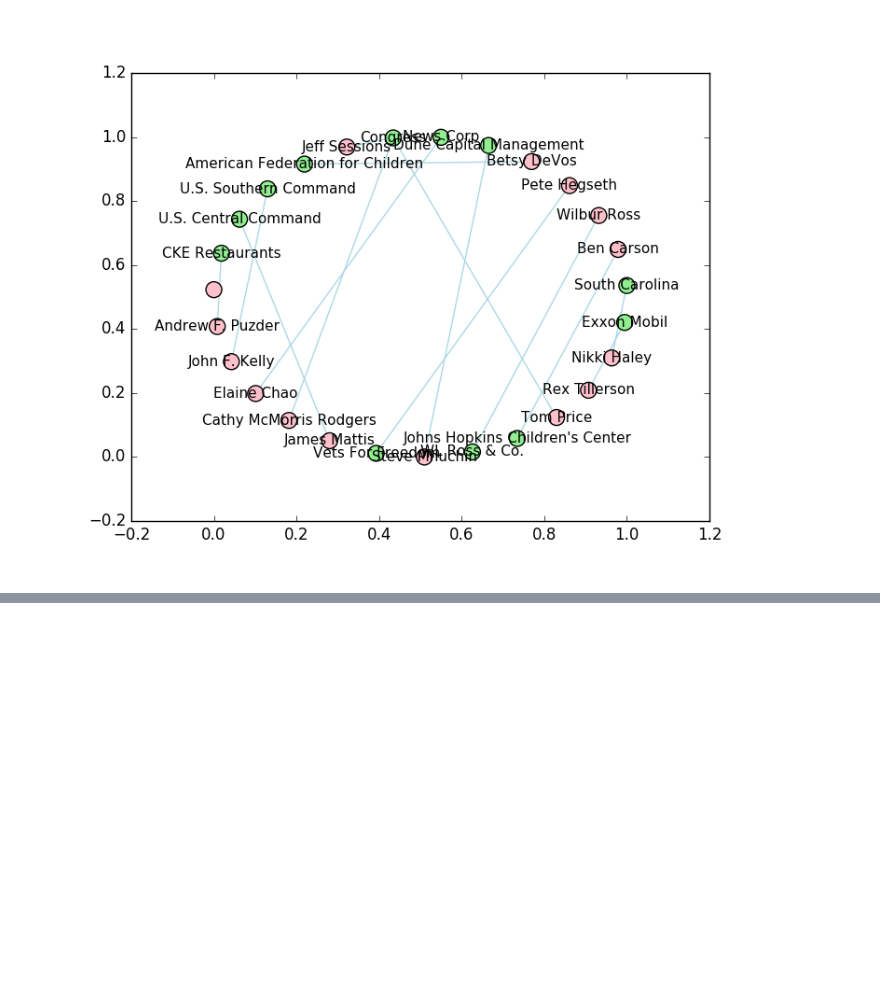
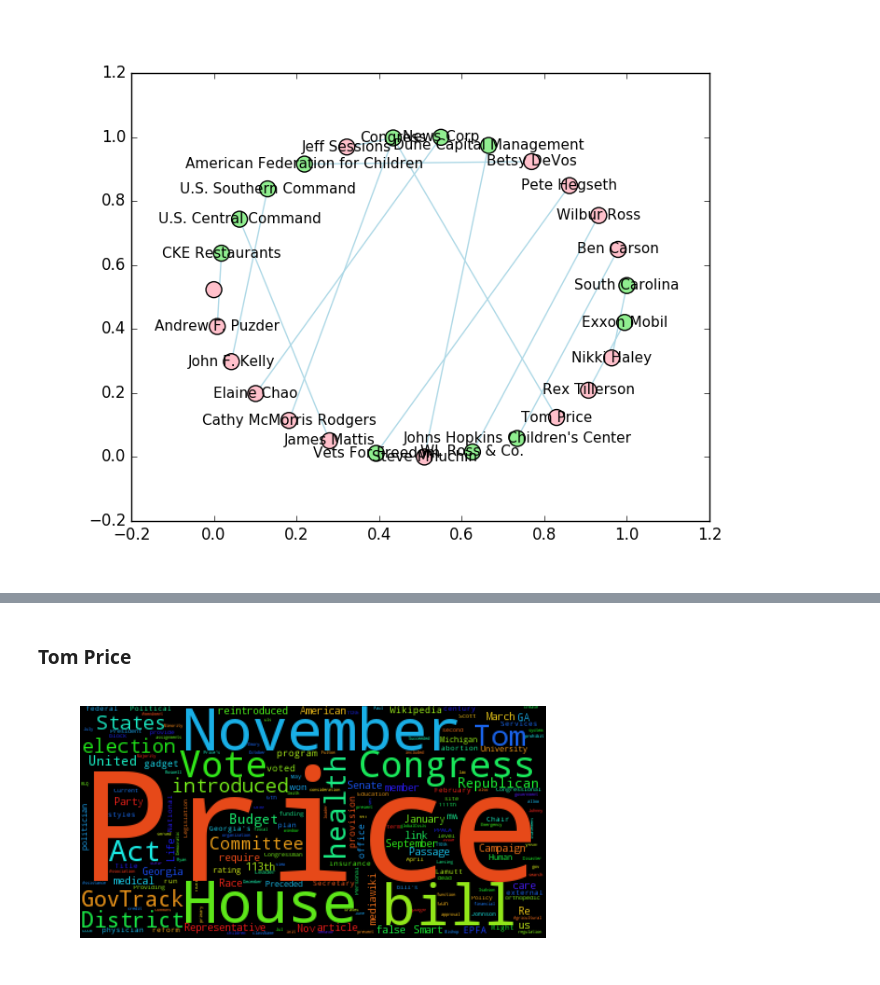
Before and after one commit to dwdii/social-pyramid, a Jupyter notebook: src/DittenhaferHink-DATA620-FinalProject.ipynb, the cells around one changed output, grey strips where cells are left out. Saved outputs shown, nothing was run; the diff lists cells and outputs as text; code cells hidden in the pictures; blank space fills up the shorter version.

```diff
--- a/src/DittenhaferHink-DATA620-FinalProject.ipynb
+++ b/src/DittenhaferHink-DATA620-FinalProject.ipynb
@@ -110,0 +188,6 @@ nxh.renderGraph(gxOrganization, graphFile, False, top=people)
+# %% [markdown]
+### Tom Price
+# %%
+wc_generator.generate_wordcloud_from_multiple_urls(["http://en.wikipedia.org/wiki/Tom_Price_(U.S._politician)"], "")
+# %% [output]
+[figure, added]
```
Also changed, not shown: parts of 33 cells of this notebook, 2 other files.
